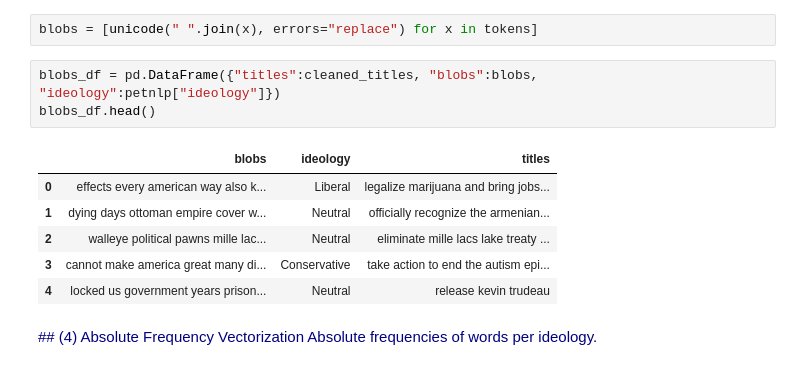
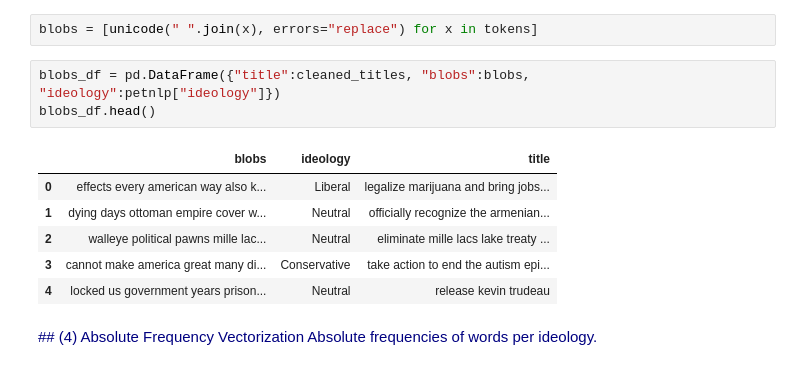
Before and after one commit to palautatan/project141b, a Jupyter notebook: text_processing.ipynb, the cells around one changed output. Drawn from its saved outputs; the diff is of its cells as text.

```diff
--- a/text_processing.ipynb
+++ b/text_processing.ipynb
@@ -110,10 +110,10 @@ I don't know.
 # %%
 blobs = [unicode(" ".join(x), errors="replace") for x in tokens]
 # %%
-blobs_df = pd.DataFrame({"titles":cleaned_titles, "blobs":blobs, "ideology":petnlp["ideology"]})
+blobs_df = pd.DataFrame({"title":cleaned_titles, "blobs":blobs, "ideology":petnlp["ideology"]})
 blobs_df.head()
 # %% [output]
-|  | blobs | ideology | titles |
+|  | blobs | ideology | title |
 | 0 | effects every american way also k... | Liberal | legalize marijuana and bring jobs... |
 | 1 | dying days ottoman empire cover w... | Neutral | officially recognize the armenian... |
 | 2 | walleye political pawns mille lac... | Neutral | eliminate mille lacs lake treaty ... |
```
Also changed, not shown: parts of 4 cells of this notebook.
